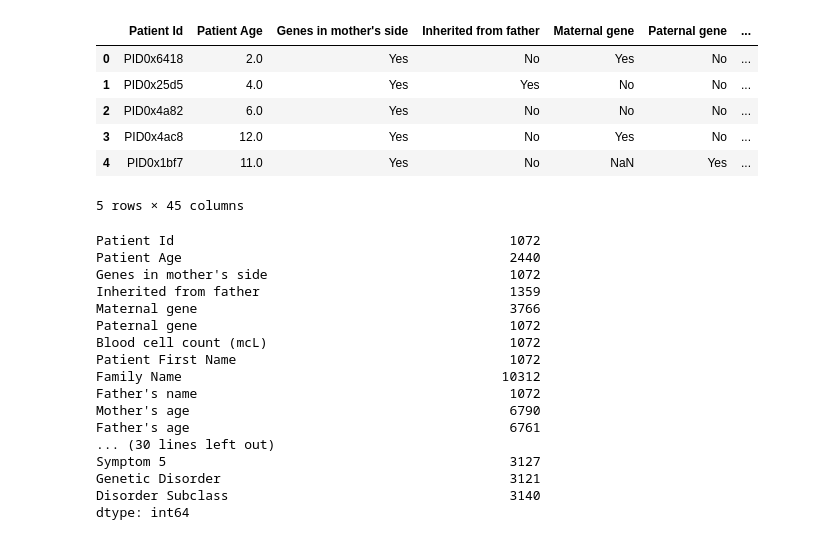
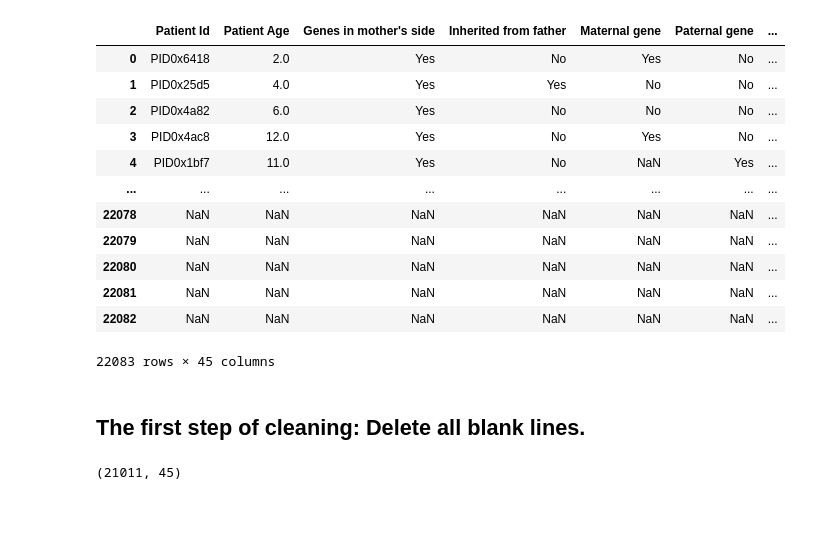
Before and after one commit to pomelocheah/Predict-the-Genetic-Disorders-Dataset-of-Genomes-, a Jupyter notebook: notebook/data_cleaning.ipynb, the cells around one changed output. Cells and saved outputs as stored; diff of their text form; code cells hidden in the pictures; blank space fills up the shorter version.

```diff
--- a/notebook/data_cleaning.ipynb
+++ b/notebook/data_cleaning.ipynb
@@ -1,34 +6,29 @@
 # %%
 import pandas as pd
 # %%
-df=pd.read_csv('achieve/train_genetic_disorders.csv')
+df=pd.read_csv('../achieve/train_genetic_disorders.csv')
 # %%
-df.head()
+total_rows = len(df)
+missing_counts = total_rows - df.count()
+df
 # %% [output]
 |  | Patient Id | Patient Age | Genes in mother's side | Inherited from father | Maternal gene | Paternal gene | ... |
 | 0 | PID0x6418 | 2.0 | Yes | No | Yes | No | ... |
 | 1 | PID0x25d5 | 4.0 | Yes | Yes | No | No | ... |
 | 2 | PID0x4a82 | 6.0 | Yes | No | No | No | ... |
 | 3 | PID0x4ac8 | 12.0 | Yes | No | Yes | No | ... |
 | 4 | PID0x1bf7 | 11.0 | Yes | No | NaN | Yes | ... |
+| ... | ... | ... | ... | ... | ... | ... | ... |
+| 22078 | NaN | NaN | NaN | NaN | NaN | NaN | ... |
+| 22079 | NaN | NaN | NaN | NaN | NaN | NaN | ... |
+| 22080 | NaN | NaN | NaN | NaN | NaN | NaN | ... |
+| 22081 | NaN | NaN | NaN | NaN | NaN | NaN | ... |
+| 22082 | NaN | NaN | NaN | NaN | NaN | NaN | ... |
-5 rows × 45 columns
+22083 rows × 45 columns
-# %%
-df.isna().sum()
-# %% [output]
-Patient Id                                           1072
-Patient Age                                          2440
-Genes in mother's side                               1072
-Inherited from father                                1359
-Maternal gene                                        3766
-Paternal gene                                        1072
-Blood cell count (mcL)                               1072
-Patient First Name                                   1072
-Family Name                                         10312
-Father's name                                        1072
-Mother's age                                         6790
-Father's age                                         6761
-... (30 lines left out)
-Symptom 5                                            3127
-Genetic Disorder                                     3121
-Disorder Subclass                                    3140
-dtype: int64
+# %% [markdown]
+## The first step of cleaning: Delete all blank lines.
+# %%
+df = df.dropna(how='all')
+print(df.shape)
+# %% [output]
+(21011, 45)
```
Also changed, not shown: parts of 11 cells of this notebook.
